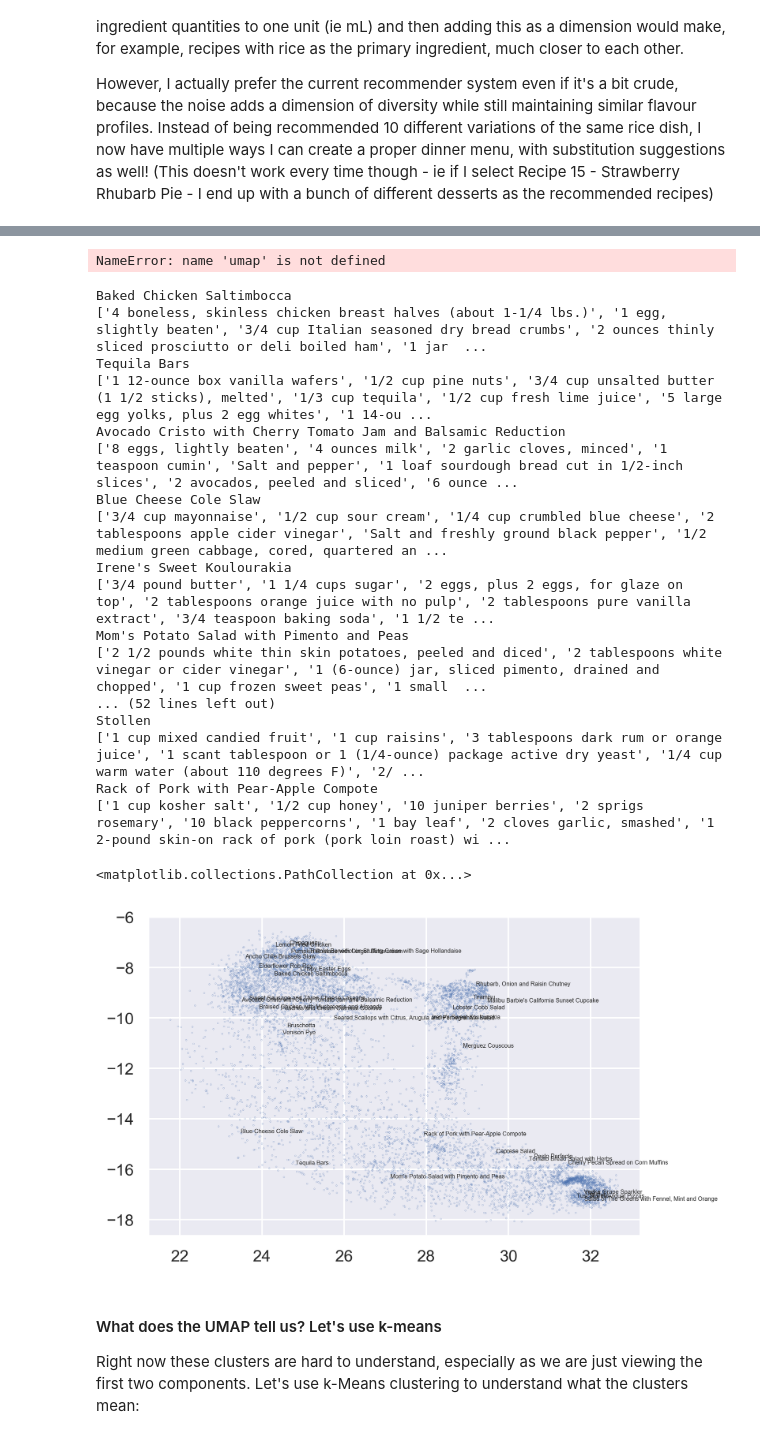
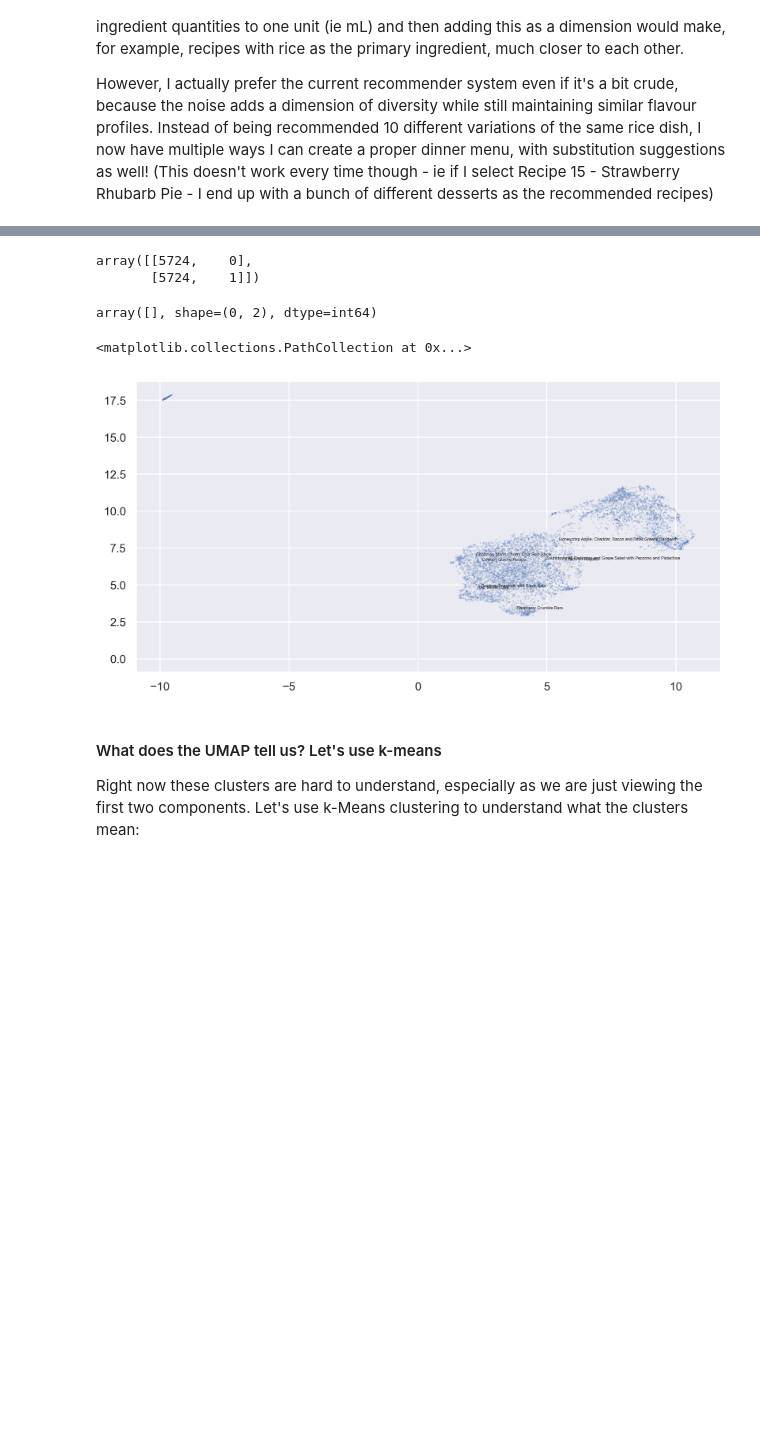
Before and after one commit to sayanfaraz/neural-kitchen, a Jupyter notebook: main.ipynb, the cells around one changed output, grey strips where cells are left out. Saved outputs shown, nothing was run; the diff lists cells and outputs as text; code cells hidden in the pictures; blank space fills up the shorter version.

Commit message:
Exploring KMeans on UMAP clusters

```diff
--- a/main.ipynb
+++ b/main.ipynb
@@ -31,6 +32,6 @@ True
 # %%
-RAND_STATE = 10
-rng = np.random.default_rng(RAND_STATE)
+RAND_STATE_INT = 10
+rng = np.random.default_rng(RAND_STATE_INT)
 # %% [markdown]
 # Using Yummy Data to Explore Food in Vector Space!
 
@@ -576,38 +567,37 @@ Seeing what a UMAP reduction results in - I'll try to analyze this properly some
 # %%
-c = final_data.sample(8000, random_state=rng)
-embedding = umap.UMAP(n_neighbors=80, min_dist=0.1).fit_transform(c)
+NUM_SAMPLES_UMAP = 8000
+c = final_data.sample(NUM_SAMPLES_UMAP, random_state=rng)  #  should be 8000
+embedding = umap.UMAP(n_neighbors=15, min_dist=0.1, metric='jaccard').fit_transform(c)  # n_neighbors should be 80
-# %% [output]
-NameError: name 'umap' is not defined
+# %%
+np.argwhere(np.isnan(embedding))
+# %% [output]
+array([[5724,    0],
+       [5724,    1]])
+# %%
+# Editing NaNs to 0 to match scipy's current implementation of Jaccard Index
+for i, j, in np.argwhere(np.isnan(embedding)):
+    embedding[i, j] = 0
+# %%
+np.argwhere(np.isnan(embedding))
+# %% [output]
+array([], shape=(0, 2), dtype=int64)
 # %%
 matplotlib.rcParams['figure.dpi'] = 288
 # %%
-fig, ax = plt.subplots()
-titles = data.T.loc[:,"title"]
+# plt.figure()
 
-for i in range(3000):
-    if random.randint(1,89) == 1:
-        ax.annotate(titles[i], (embedding[:, 0][i], embedding[:, 1][i]), size = 4)
+fig, ax = plt.subplots(figsize=(10,5))
+titles = data.loc[:,"title"]
+# titles.iloc[0]
+
+num_labels = 10
+for i in range(NUM_SAMPLES_UMAP):
+    if rng.integers(1, int(NUM_SAMPLES_UMAP / num_labels)) == 1:
+        ax.annotate(titles.iloc[i], (embedding[:, 0][i], embedding[:, 1][i]), size = 4)
         # print(data.loc['title',:][i])
         # print(data.loc['ingredients', :][i])
-ax.scatter(embedding[:, 0], embedding[:, 1],s = 0.01)
+ax.scatter(embedding[:, 0], embedding[:, 1], s=0.01) #s = 0.01)
 # %% [output]
-Baked Chicken Saltimbocca
-['4 boneless, skinless chicken breast halves (about 1-1/4 lbs.)', '1 egg, slightly beaten', '3/4 cup Italian seasoned dry bread crumbs', '2 ounces thinly sliced prosciutto or deli boiled ham', '1 jar  ...
-Tequila Bars
-['1 12-ounce box vanilla wafers', '1/2 cup pine nuts', '3/4 cup unsalted butter (1 1/2 sticks), melted', '1/3 cup tequila', '1/2 cup fresh lime juice', '5 large egg yolks, plus 2 egg whites', '1 14-ou ...
-Avocado Cristo with Cherry Tomato Jam and Balsamic Reduction
-['8 eggs, lightly beaten', '4 ounces milk', '2 garlic cloves, minced', '1 teaspoon cumin', 'Salt and pepper', '1 loaf sourdough bread cut in 1/2-inch slices', '2 avocados, peeled and sliced', '6 ounce ...
-Blue Cheese Cole Slaw
-['3/4 cup mayonnaise', '1/2 cup sour cream', '1/4 cup crumbled blue cheese', '2 tablespoons apple cider vinegar', 'Salt and freshly ground black pepper', '1/2 medium green cabbage, cored, quartered an ...
-Irene's Sweet Koulourakia
-['3/4 pound butter', '1 1/4 cups sugar', '2 eggs, plus 2 eggs, for glaze on top', '2 tablespoons orange juice with no pulp', '2 tablespoons pure vanilla extract', '3/4 teaspoon baking soda', '1 1/2 te ...
-Mom's Potato Salad with Pimento and Peas
-['2 1/2 pounds white thin skin potatoes, peeled and diced', '2 tablespoons white vinegar or cider vinegar', '1 (6-ounce) jar, sliced pimento, drained and chopped', '1 cup frozen sweet peas', '1 small  ...
-... (52 lines left out)
-Stollen
-['1 cup mixed candied fruit', '1 cup raisins', '3 tablespoons dark rum or orange juice', '1 scant tablespoon or 1 (1/4-ounce) package active dry yeast', '1/4 cup warm water (about 110 degrees F)', '2/ ...
-Rack of Pork with Pear-Apple Compote
-['1 cup kosher salt', '1/2 cup honey', '10 juniper berries', '2 sprigs rosemary', '10 black peppercorns', '1 bay leaf', '2 cloves garlic, smashed', '1 2-pound skin-on rack of pork (pork loin roast) wi ...
+<matplotlib.collections.PathCollection at 0x...>
-<matplotlib.collections.PathCollection at 0x...>
-[figure, old version]
+[figure, new version]
 # %%
```
Also changed, not shown: parts of 13 cells of this notebook.
